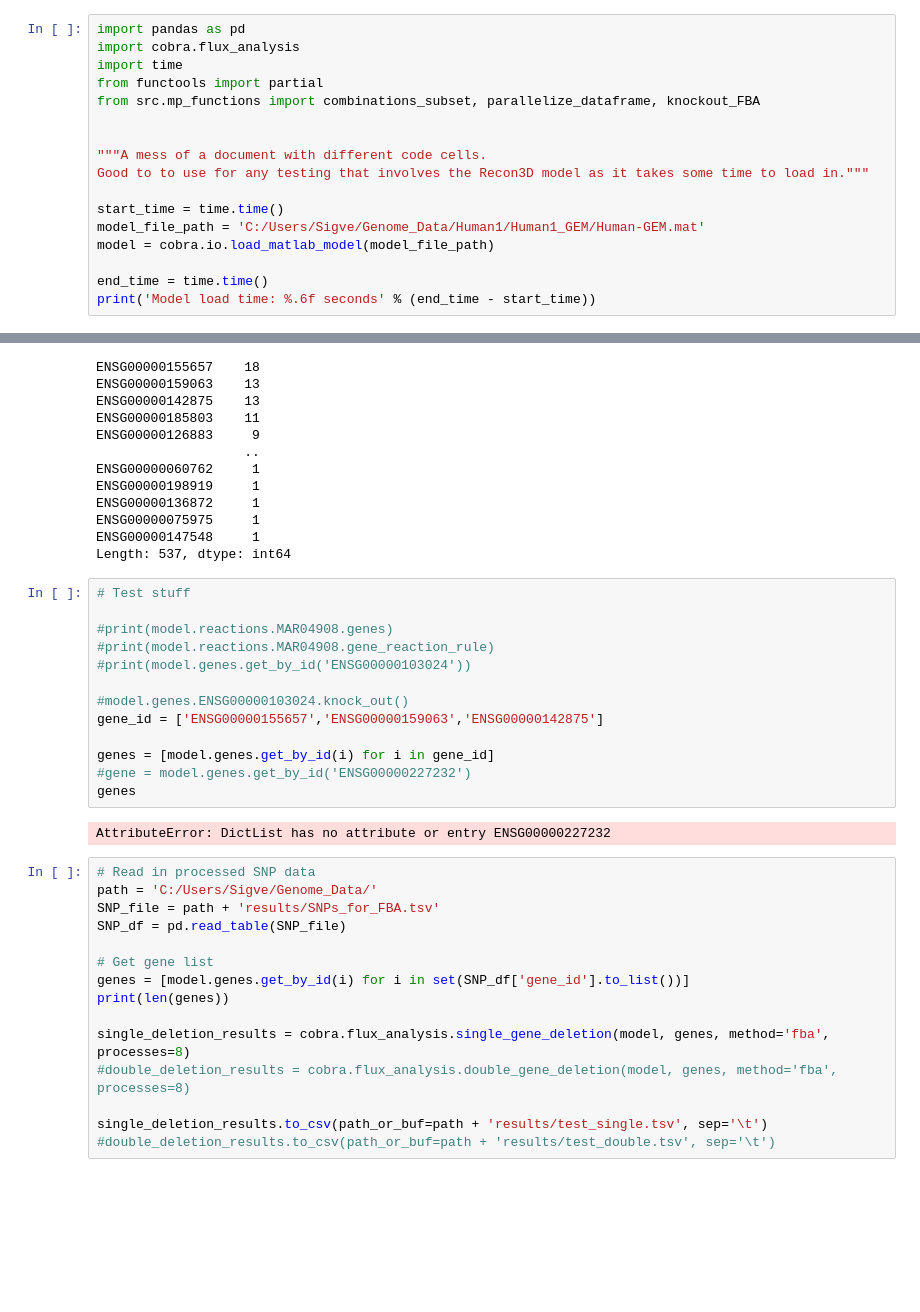
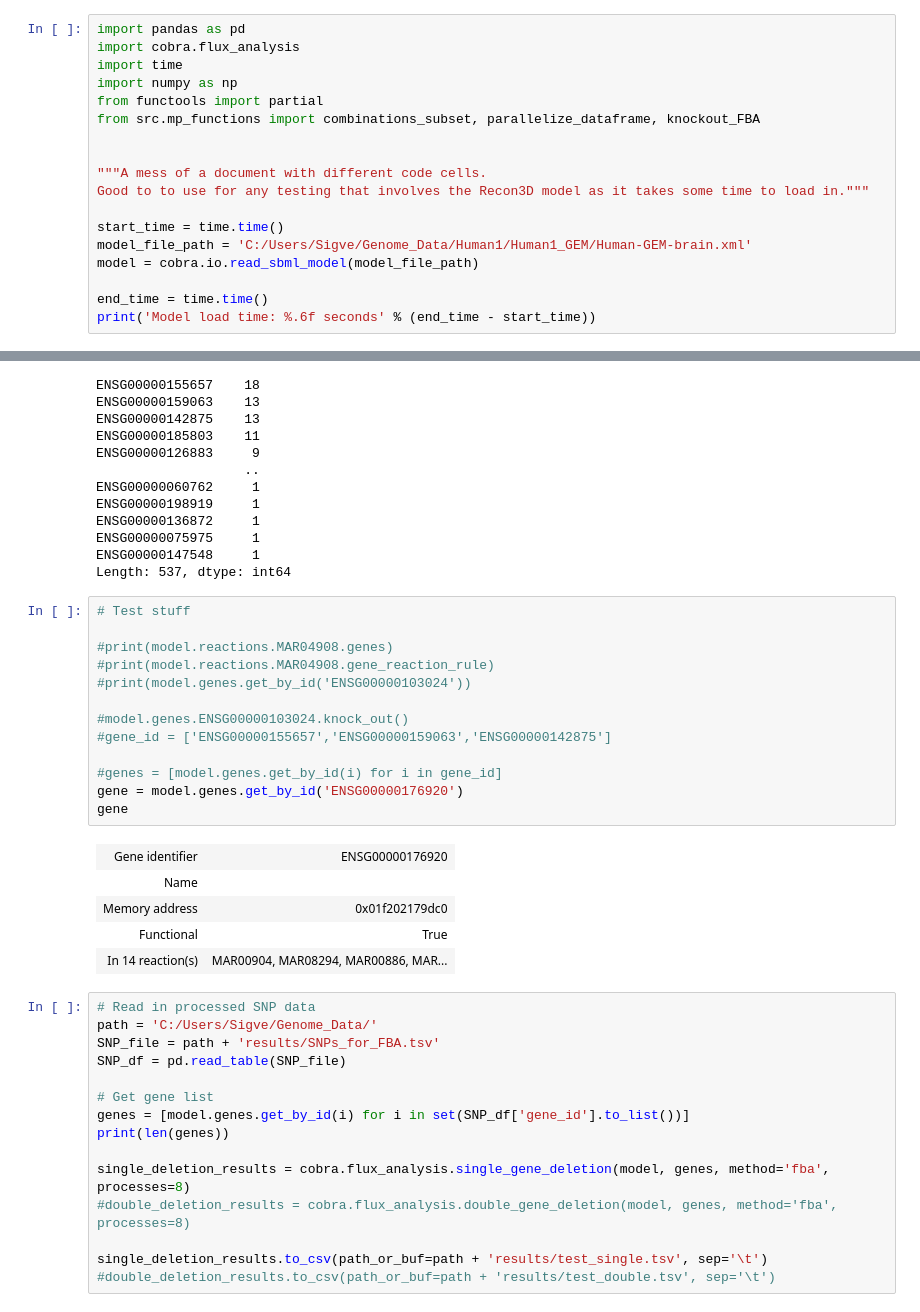
Before and after one commit to SigveLan/Master, a Jupyter notebook: Human1_FBA.ipynb, the cells around one changed output, grey strips where cells are left out. Drawn from its saved outputs; the diff is of its cells as text; blank space fills up the shorter version.

```diff
--- a/Human1_FBA.ipynb
+++ b/Human1_FBA.ipynb
@@ -2,6 +2,7 @@
 import pandas as pd
 import cobra.flux_analysis
 import time
+import numpy as np
 from functools import partial
 from src.mp_functions import combinations_subset, parallelize_dataframe, knockout_FBA
 
@@ -10,8 +11,8 @@ from src.mp_functions import combinations_subset, parallelize_dataframe, knockou
 Good to to use for any testing that involves the Recon3D model as it takes some time to load in."""
 
 start_time = time.time()
-model_file_path = 'C:/Users/Sigve/Genome_Data/Human1/Human1_GEM/Human-GEM.mat'
-model = cobra.io.load_matlab_model(model_file_path)
+model_file_path = 'C:/Users/Sigve/Genome_Data/Human1/Human1_GEM/Human-GEM-brain.xml'
+model = cobra.io.read_sbml_model(model_file_path)
 
 end_time = time.time()
 print('Model load time: %.6f seconds' % (end_time - start_time))
@@ -87,18 +114,22 @@ Length: 537, dtype: int64
 # %%
 # Test stuff
 
 #print(model.reactions.MAR04908.genes)
 #print(model.reactions.MAR04908.gene_reaction_rule)
 #print(model.genes.get_by_id('ENSG00000103024'))
 
 #model.genes.ENSG00000103024.knock_out()
-gene_id = ['ENSG00000155657','ENSG00000159063','ENSG00000142875']
+#gene_id = ['ENSG00000155657','ENSG00000159063','ENSG00000142875']
 
-genes = [model.genes.get_by_id(i) for i in gene_id]
-#gene = model.genes.get_by_id('ENSG00000227232')
-genes
+#genes = [model.genes.get_by_id(i) for i in gene_id]
+gene = model.genes.get_by_id('ENSG00000176920')
+gene
 # %% [output]
-AttributeError: DictList has no attribute or entry ENSG00000227232
+| Gene identifier | ENSG00000176920 |
+| Name |  |
+| Memory address | 0x01f202179dc0 |
+| Functional | True |
+| In 14 reaction(s) | MAR00904, MAR08294, MAR00886, MAR... |
 # %%
 # Read in processed SNP data
 path = 'C:/Users/Sigve/Genome_Data/'
```
Also changed, not shown: parts of 11 cells of this notebook, 7 other files.
